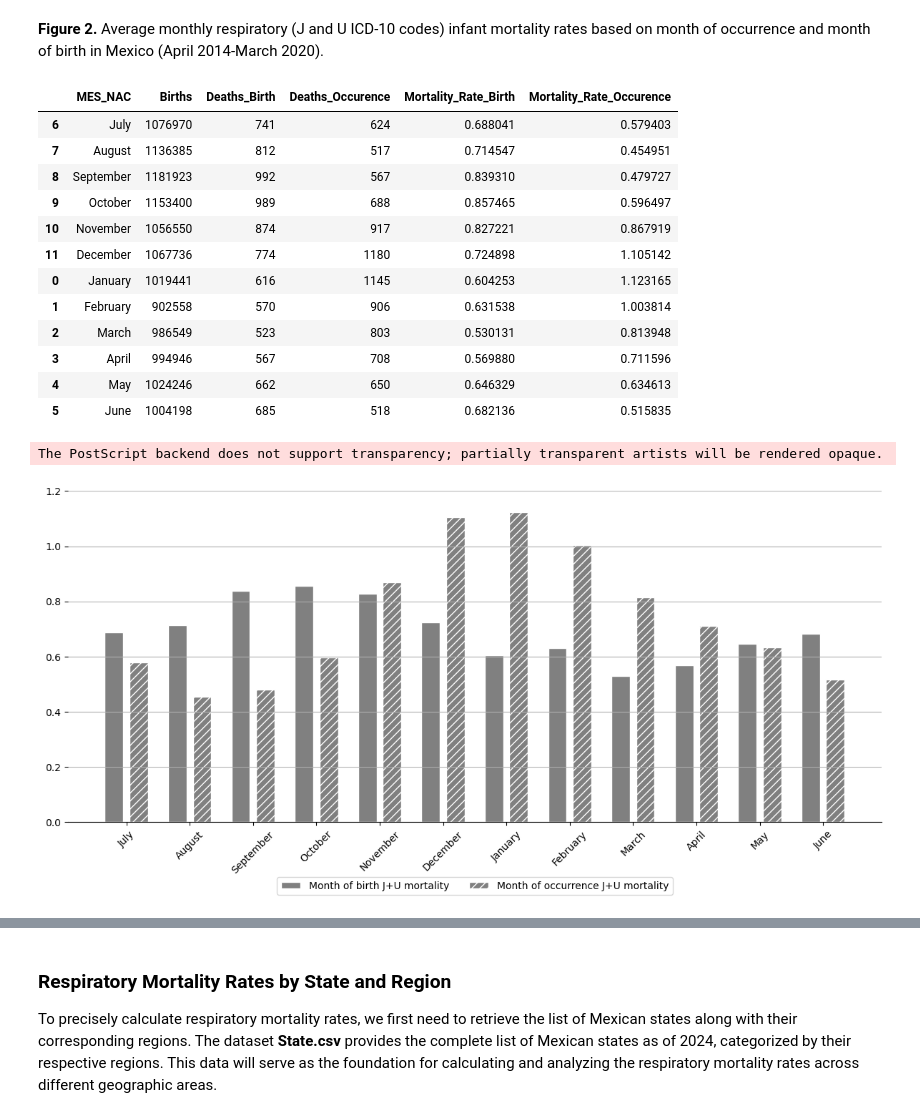
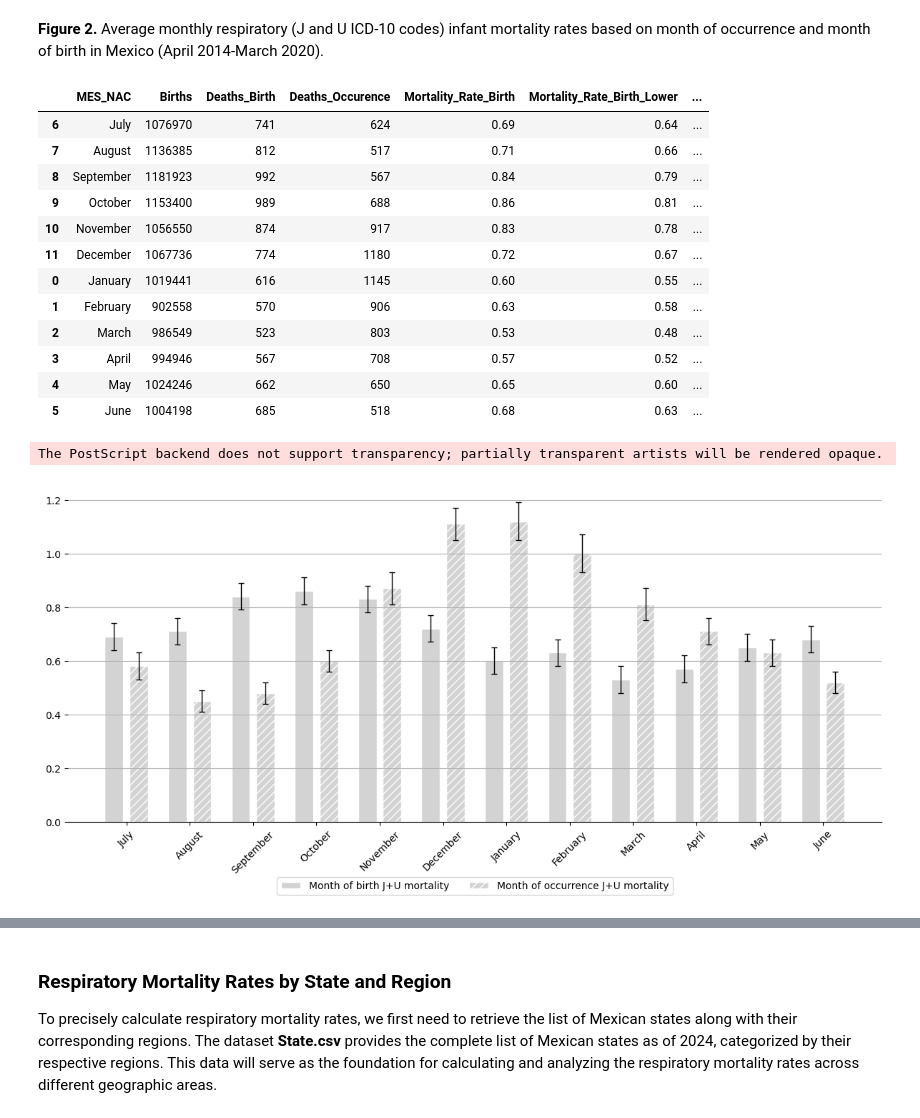
Before and after one commit to AlessandroMilan/RespiratoryInfantMortality, a Jupyter notebook: main.ipynb, the cells around one changed output, grey strips where cells are left out. Saved outputs shown, nothing was run; the diff lists cells and outputs as text; code cells hidden in the pictures.

```diff
--- a/main.ipynb
+++ b/main.ipynb
@@ -296,8 +340,16 @@ grouped_df = pd.merge(grouped_births_df, grouped_deaths_df1, left_on='MES_NAC',
 grouped_df = pd.merge(grouped_df, grouped_deaths_df2, left_on='MES_NAC', right_on='MES_OCURR', how='inner')
 
 grouped_df.drop(columns=['MES_NACIM', 'MES_OCURR'], inplace=True)
-grouped_df['Mortality_Rate_Birth'] =  grouped_df['Deaths_Birth'] / grouped_df['Births'] *  1000
-grouped_df['Mortality_Rate_Occurence'] =  grouped_df['Deaths_Occurence'] / grouped_df['Births'] *  1000
+
+rate, lo, hi = rate_and_ci(grouped_df['Deaths_Birth'], grouped_df['Births'])
+grouped_df['Mortality_Rate_Birth'] =  rate
+grouped_df['Mortality_Rate_Birth_Lower'] =  lo
+grouped_df['Mortality_Rate_Birth_Upper'] =  hi
+
+rate, lo, hi = rate_and_ci(grouped_df['Deaths_Occurence'], grouped_df['Births'])
+grouped_df['Mortality_Rate_Occurence'] =  rate
+grouped_df['Mortality_Rate_Occurence_Lower'] =  lo
+grouped_df['Mortality_Rate_Occurence_Upper'] =  hi
 
 # Replace the 'MES_NAC' values with month names
 grouped_df['MES_NAC'] = grouped_df['MES_NAC'].map(month_mapping)
@@ -310,24 +362,28 @@ grouped_df = grouped_df.sort_values('MES_NAC')
 
 grouped_df.head(12)
 # %% [output]
-|  | MES_NAC | Births | Deaths_Birth | Deaths_Occurence | Mortality_Rate_Birth | Mortality_Rate_Occurence |
-| 6 | July | 1076970 | 741 | 624 | 0.688041 | 0.579403 |
-| 7 | August | 1136385 | 812 | 517 | 0.714547 | 0.454951 |
-| 8 | September | 1181923 | 992 | 567 | 0.839310 | 0.479727 |
-| 9 | October | 1153400 | 989 | 688 | 0.857465 | 0.596497 |
-| 10 | November | 1056550 | 874 | 917 | 0.827221 | 0.867919 |
-| 11 | December | 1067736 | 774 | 1180 | 0.724898 | 1.105142 |
-| 0 | January | 1019441 | 616 | 1145 | 0.604253 | 1.123165 |
-| 1 | February | 902558 | 570 | 906 | 0.631538 | 1.003814 |
-| 2 | March | 986549 | 523 | 803 | 0.530131 | 0.813948 |
-| 3 | April | 994946 | 567 | 708 | 0.569880 | 0.711596 |
-| 4 | May | 1024246 | 662 | 650 | 0.646329 | 0.634613 |
-| 5 | June | 1004198 | 685 | 518 | 0.682136 | 0.515835 |
+|  | MES_NAC | Births | Deaths_Birth | Deaths_Occurence | Mortality_Rate_Birth | Mortality_Rate_Birth_Lower | ... |
+| 6 | July | 1076970 | 741 | 624 | 0.69 | 0.64 | ... |
+| 7 | August | 1136385 | 812 | 517 | 0.71 | 0.66 | ... |
+| 8 | September | 1181923 | 992 | 567 | 0.84 | 0.79 | ... |
+| 9 | October | 1153400 | 989 | 688 | 0.86 | 0.81 | ... |
+| 10 | November | 1056550 | 874 | 917 | 0.83 | 0.78 | ... |
+| 11 | December | 1067736 | 774 | 1180 | 0.72 | 0.67 | ... |
+| 0 | January | 1019441 | 616 | 1145 | 0.60 | 0.55 | ... |
+| 1 | February | 902558 | 570 | 906 | 0.63 | 0.58 | ... |
+| 2 | March | 986549 | 523 | 803 | 0.53 | 0.48 | ... |
+| 3 | April | 994946 | 567 | 708 | 0.57 | 0.52 | ... |
+| 4 | May | 1024246 | 662 | 650 | 0.65 | 0.60 | ... |
+| 5 | June | 1004198 | 685 | 518 | 0.68 | 0.63 | ... |
 # %%
 
 months = grouped_df['MES_NAC']
 mortality_rate_birth = grouped_df['Mortality_Rate_Birth']
+ci95_Lower_birth = grouped_df['Mortality_Rate_Birth_Lower']
+ci95_Upper_birth = grouped_df['Mortality_Rate_Birth_Upper']
 mortality_rate_occurrence = grouped_df['Mortality_Rate_Occurence']
+ci95_Lower_occurrence = grouped_df['Mortality_Rate_Occurence_Lower']
+ci95_Upper_occurrence = grouped_df['Mortality_Rate_Occurence_Upper']
 
 # Set up the figure and axis
 plt.figure(figsize=(12, 6))
@@ -343,44 +399,64 @@ plt.bar(index - bar_width / 3,
         mortality_rate_birth,
         bar_width,
         label='Month of birth J+U mortality',
-        color='gray' if grayscale else 'orange',
+        color='lightgray' if grayscale else 'orange',
         edgecolor='white')
+
+# Error bars
+plt.errorbar(index - bar_width / 3,
+        mortality_rate_birth,
+        yerr=[mortality_rate_birth-ci95_Lower_birth,
+                ci95_Upper_birth-mortality_rate_birth],
+        color='black',
+        fmt='none',
+        elinewidth=1,
+        capsize=3)
 
 # Create bars for Month of Occurrence Mortality Rate, offset by bar_width
 plt.bar(index + bar_width,
         mortality_rate_occurrence,
         bar_width, label='Month of occurrence J+U mortality',
         hatch='///',
-        color='gray' if grayscale else 'blue',
+        color='lightgray' if grayscale else 'blue',
         edgecolor='white')
+
+# Error bars
+plt.errorbar(index + bar_width,
+        mortality_rate_occurrence,
+        yerr=[mortality_rate_occurrence-ci95_Lower_occurrence,
+                ci95_Upper_occurrence-mortality_rate_occurrence],
+        color='black',
+        fmt='none',
+        elinewidth=1,
+        capsize=3)
 
 
 plt.legend()
 
 plt.xticks(index + bar_width / 3, months, rotation=45, ha='center')
 
 plt.yticks([0, 0.2, 0.4, 0.6, 0.8, 1.0, 1.2])  # You can specify any list of values for the y-ticks
 
 
 # Show grid
 plt.grid(axis='y')
 
 plt.legend(loc='upper center', bbox_to_anchor=(0.5, -0.15), ncol=2)
 
 # Remove grid borders (spines)
 ax = plt.gca()
 ax.spines['top'].set_visible(False)
 ax.spines['right'].set_visible(False)
 ax.spines['left'].set_visible(False)
 
 # Adjust layout
 plt.tight_layout()
 
 plt.savefig(f'{plots_folder}/Fig2.{image_format}', format=image_format, dpi=1200)
 
 
 # Display the plot
 plt.show()
 # %% [output]
 The PostScript backend does not support transparency; partially transparent artists will be rendered opaque.
-[figure, old version]
+[figure, new version]
```
Also changed, not shown: parts of 18 cells of this notebook, 19 other files.
